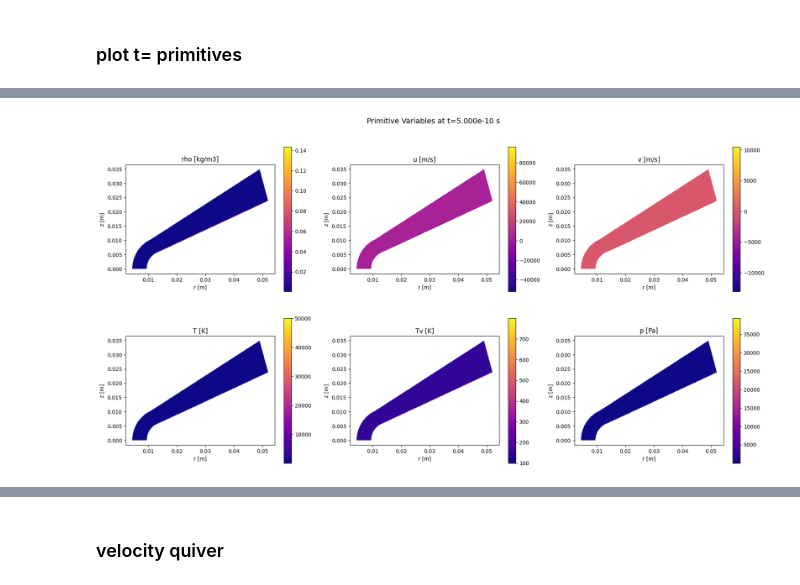
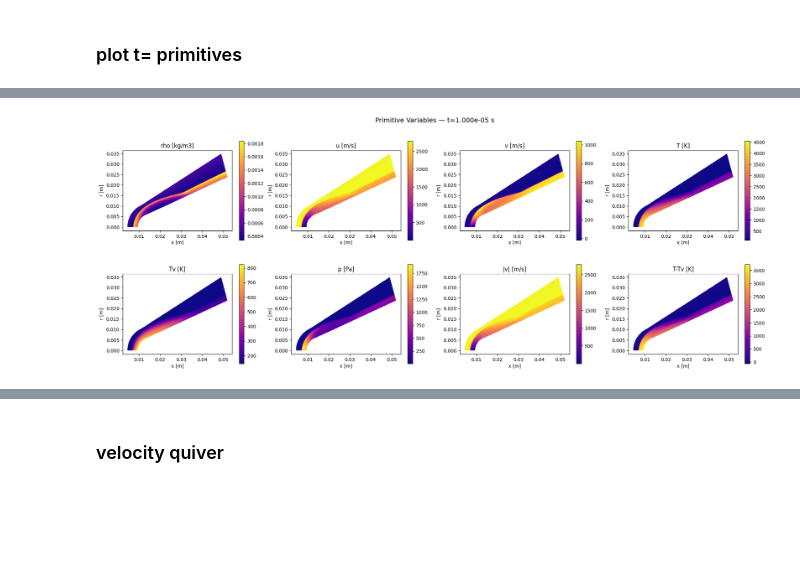
Before and after one commit to henrihoechter/jaxfluids_internship, a Jupyter notebook: experiments/blunt_cone_2d/plot_reentry_vehicle.ipynb, the cells around one changed output, grey strips where cells are left out. Cells and saved outputs as stored; diff of their text form; code cells hidden in the pictures; blank space fills up the shorter version.

```diff
--- a/experiments/blunt_cone_2d/plot_reentry_vehicle.ipynb
+++ b/experiments/blunt_cone_2d/plot_reentry_vehicle.ipynb
@@ -18,7 +25,7 @@ from compressible_2d import (
 ### setup
 # %%
 # Load mesh and solution
-repo_root = Path("/home/hhoechter/tum/jaxfluids_internship")
+repo_root = Path("/home/hhoechter/jaxfluids_internship")
 data_dir = repo_root / "data"
 
 mesh = mesh_gmsh.read_gmsh_v2_wedge_plane(
@@ -27,7 +34,7 @@ mesh = mesh_gmsh.read_gmsh_v2_wedge_plane(
     remap_tags={7: 7},
     axis_tag=7,
 )
-sol = np.load(str(repo_root / "experiments/blunt_cone_2d/solution_subsonic.npz"))
+sol = np.load(str(repo_root / "experiments/blunt_cone_2d/solution_1e-11_t1e-5.npz"))
 U_hist = sol["U"]
 t_hist = sol["t"]
 print(f"U shape: {U_hist.shape}, t: {t_hist}")
@@ -62,7 +69,7 @@ numerics_config = numerics_types.NumericsConfig2D(
     clipping=numerics_types.ClippingConfig2D(),
 )
 
-eq_manager = equation_manager.build_equation_manager(
+eq_manager = equation_manager_utils.build_equation_manager(
     mesh,
     species=species,
     collision_integrals=None,
@@ -189,8 +173,6 @@ plt.show()
 # %% [markdown]
 ### plot t= primitives
 # %%
-# plot one time step
-
 import matplotlib.pyplot as plt
 import matplotlib.tri as mtri
 
@@ -200,43 +182,28 @@ Y_s, rho, u, v, T, Tv, p = equation_manager_utils.extract_primitives_from_U(
     U_last, eq_manager
 )
 
-# Cell centroids for scatter positions
-cx = np.array(mesh.cell_centroids[:, 0])  # r (radial)
-cy = np.array(mesh.cell_centroids[:, 1])  # z (axial)
+nodes_x = np.array(mesh.nodes[:, 0])
+nodes_y = np.array(mesh.nodes[:, 1])
 
-# Build triangulation from mesh cells for filled contour-like plots
-triangles_i, triangles_j, triangles_k = [], [], []
+# Build triangulation (split quads into two triangles)
+tri_i, tri_j, tri_k = [], [], []
 for cell_nodes in mesh.cells:
     n = len(cell_nodes)
     if n == 3:
-        triangles_i.append(cell_nodes[0])
-        triangles_j.append(cell_nodes[1])
-        triangles_k.append(cell_nodes[2])
+        tri_i.append(cell_nodes[0])
+        tri_j.append(cell_nodes[1])
+        tri_k.append(cell_nodes[2])
     elif n == 4:
-        # Split quad into two triangles
-        triangles_i.append(cell_nodes[0])
-        triangles_j.append(cell_nodes[1])
-        triangles_k.append(cell_nodes[2])
-        triangles_i.append(cell_nodes[0])
-        triangles_j.append(cell_nodes[2])
-        triangles_k.append(cell_nodes[3])
+        tri_i += [cell_nodes[0], cell_nodes[0]]
+        tri_j += [cell_nodes[1], cell_nodes[2]]
+        tri_k += [cell_nodes[2], cell_nodes[3]]
 
-triangles_i = np.array(triangles_i)
-triangles_j = np.array(triangles_j)
-triangles_k = np.array(triangles_k)
-
-nodes_x = np.array(mesh.nodes[:, 0])
-nodes_y = np.array(mesh.nodes[:, 1])
+triang = mtri.Triangulation(nodes_x, nodes_y, np.column_stack([tri_i, tri_j, tri_k]))
 
 print(
-    f"n_cells={len(mesh.cells)}, n_nodes={mesh.nodes.shape[0]}, n_triangles={len(triangles_i)}"
+    f"n_cells={len(mesh.cells)}, n_nodes={mesh.nodes.shape[0]}, n_triangles={len(tri_i)}"
 )
 print(f"t_last = {float(t_hist[-1]):.3e} s")
-
-# Build a Triangulation object for matplotlib
-# Each cell is a triangle (or quad split into 2 triangles)
-triangles = np.column_stack([triangles_i, triangles_j, triangles_k])
-triang = mtri.Triangulation(nodes_x, nodes_y, triangles)
 
 primitives = {
     "rho [kg/m3]": np.array(rho),
@@ -245,22 +212,26 @@ primitives = {
     "T [K]": np.array(T),
     "Tv [K]": np.array(Tv),
     "p [Pa]": np.array(p),
+    "|v| [m/s]": np.sqrt(np.array(u) ** 2 + np.array(v) ** 2),
+    "T-Tv [K]": np.array(T) - np.array(Tv),
 }
 
 
-# Map cell values to triangle values (for quads, both sub-triangles get the same value)
 def cell_to_triangle_values(cell_values):
-    """Map cell-centered values to per-triangle values (quads produce 2 triangles)."""
     tri_vals = []
     for cell_idx, cell_nodes in enumerate(mesh.cells):
-        n = len(cell_nodes)
         tri_vals.append(cell_values[cell_idx])
-        if n == 4:
+        if len(cell_nodes) == 4:
             tri_vals.append(cell_values[cell_idx])
     return np.array(tri_vals)
 
 
-fig, axes = plt.subplots(2, 3, figsize=(18, 10))
+t_str = f"t={float(t_hist[-1]):.3e} s"
+
+# --- grid overview ---
+n_cols = 4
+n_rows = 2
+fig, axes = plt.subplots(n_rows, n_cols, figsize=(5 * n_cols, 4 * n_rows))
 axes = axes.flatten()
 
 for idx, (name, values) in enumerate(primitives.items()):
@@ -269,12 +240,28 @@ for idx, (name, values) in enumerate(primitives.items()):
     tc = ax.tripcolor(triang, facecolors=tri_vals, cmap="plasma", shading="flat")
     fig.colorbar(tc, ax=ax, shrink=0.8)
     ax.set_title(name)
-    ax.set_xlabel("r [m]")
-    ax.set_ylabel("z [m]")
+    ax.set_xlabel("x [m]")
+    ax.set_ylabel("r [m]")
     ax.set_aspect("equal")
 
-fig.suptitle(f"Primitive Variables at t={float(t_hist[-1]):.3e} s", fontsize=14)
+for ax in axes[len(primitives) :]:
+    ax.set_visible(False)
+
+fig.suptitle(f"Primitive Variables — {t_str}", fontsize=14)
 plt.tight_layout()
 plt.show()
+
+# --- individual plots ---
+for name, values in primitives.items():
+    fig, ax = plt.subplots(figsize=(7, 6))
+    tri_vals = cell_to_triangle_values(values)
+    tc = ax.tripcolor(triang, facecolors=tri_vals, cmap="plasma", shading="flat")
+    fig.colorbar(tc, ax=ax, label=name)
+    ax.set_title(f"{name} — {t_str}")
+    ax.set_xlabel("x [m]")
+    ax.set_ylabel("r [m]")
+    ax.set_aspect("equal")
+    plt.tight_layout()
+    plt.show()
 # %% [output]
 n_cells=120000, n_nodes=241401, n_triangles=240000
@@ -282 +269 @@ t_last = 5.000e-10 s
-[figure, old version]
+[figure, new version]
```
Also changed, not shown: parts of 13 cells of this notebook, 4 other files.
